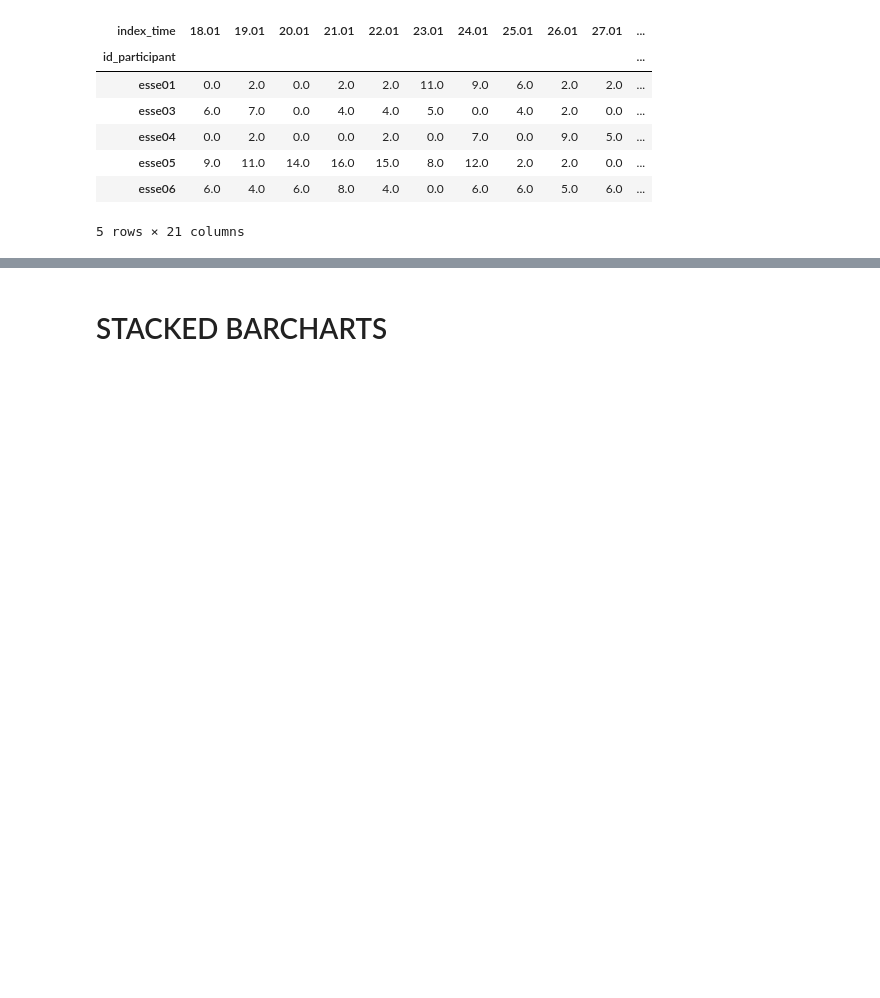
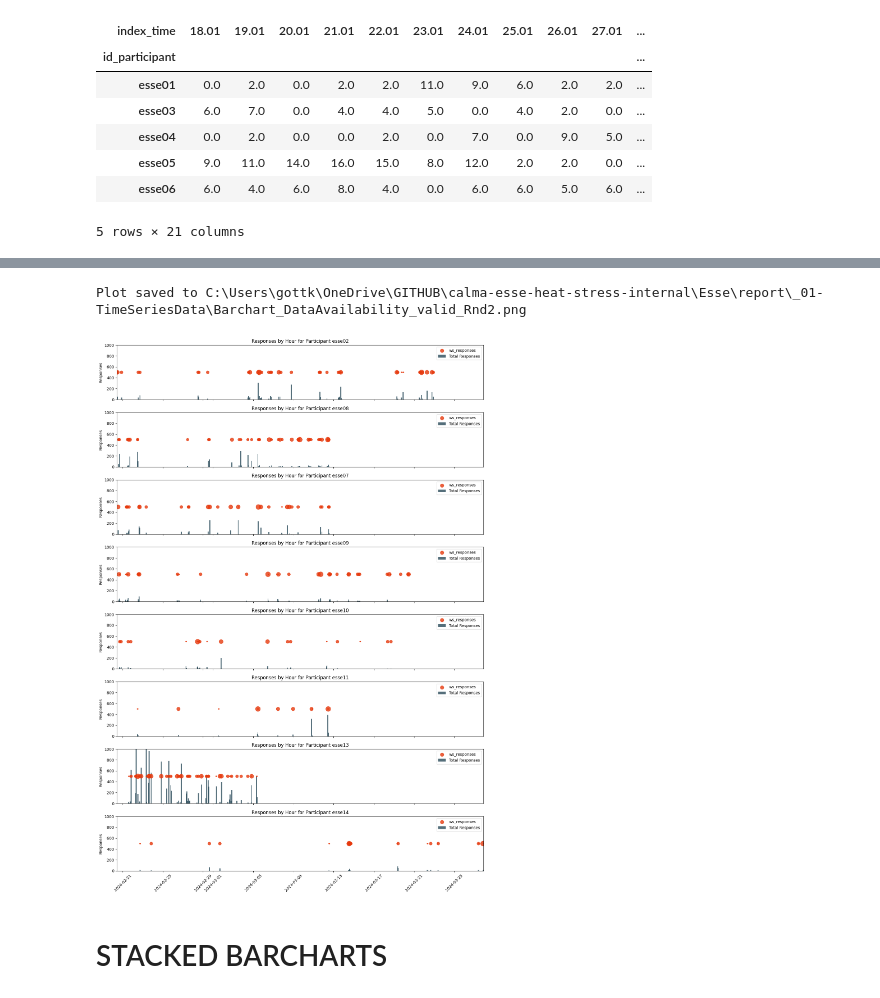
Before and after one commit to buds-lab/calma-esse-heat-stress-public, a Jupyter notebook: Esse/src/_01-TimeSeriesData.ipynb, the cells around one changed output, grey strips where cells are left out. Cells and saved outputs as stored; diff of their text form; code cells hidden in the pictures; blank space fills up the shorter version.

Commit message:
adjusted the Barchart_DataAvailability_valid plot, adding bar and scatter data

```diff
--- a/Esse/src/_01-TimeSeriesData.ipynb
+++ b/Esse/src/_01-TimeSeriesData.ipynb
@@ -325,6 +325,7 @@ ws_column = ['q_general_location_envi']
 selected_columns = ['c_longitude', 'ts_heart_rate', 'ws_heart_rate']
 combined_column = ['index_time', 'id_participant'] + ws_column + selected_columns
 df = participant_data_local_df[combined_column].copy()
+df = df[~df['id_participant'].isin(whitelistParticipants)]
 
 # Calculate 'total_responses' by summing up non-null checks in the selected columns
 df['total_responses'] = df[selected_columns].notnull().sum(axis=1)
@@ -405,3 +361,77 @@ plt.show()
+# %%
+#TODO NOW IDEALLZ IT WOULD BE COOL TO SEE THE DIFFERENCE BETWEEN valid and not valid data.
+
+
+# Sort values by 'index_time' for plotting purposes
+hourly_responses.sort_values('index_time', inplace=True)
+
+# Get the min and max index_time across all participants
+min_index_time = hourly_responses['index_time'].min()
+max_index_time = hourly_responses['index_time'].max()
+
+min_x = 0
+max_x = 1000
+
+# Calculate the number of days between min and max index_time
+num_days = (max_index_time - min_index_time).days + 1
+
+# Create subplots for each participant
+fig, axs = plt.subplots(len(hourly_responses['id_participant'].unique()), 1, figsize=(14, 20), sharex=True)
+
+# Iterate over unique participant IDs
+for ax, participant_id in zip(axs, hourly_responses['id_participant'].unique()):
+    # Filter data for the current participant ID
+    df_participant = hourly_responses[hourly_responses['id_participant'] == participant_id]
+
+    # Resample to ensure all hours are present, even if they are zero
+    df_participant = df_participant.set_index('index_time').resample('H').sum().fillna(0)
+
+    # Filter out rows where ws_responses is zero
+    df_participant = df_participant[df_participant['ws_responses'] > 0]
+
+    # Calculate size for scatter points (ws_responses scaled between 5 and 100)
+    if not df_participant.empty:
+        df_participant['scatter_size'] = 5 + 150 * (df_participant['ws_responses'] - df_participant['ws_responses'].min()) / (df_participant['ws_responses'].max() - df_participant['ws_responses'].min())
+    else:
+        df_participant['scatter_size'] = 0
+
+    # Plot bars for total_responses vs. index_time for the current participant
+    ax.bar(df_participant.index, df_participant['total_responses'], label='Total Responses', width=0.1, align='center', color=color_deepseablue, alpha=0.8)
+
+    # Scatter plot for ws_responses
+    if not df_participant.empty:
+        ax.scatter(df_participant.index, [500] * len(df_participant), s=df_participant['scatter_size'], color=color_vulcanfire, alpha=0.8, label='ws_responses')
+
+    ax.set_ylim(min_x, max_x)
+
+    # Beautify the plot
+    ax.set_ylabel('Responses')
+    ax.set_title(f'Responses by Hour for Participant {participant_id}')
+    ax.legend()
+
+# Set x-axis limits based on min and max index_time
+plt.xlim(min_index_time, max_index_time)
+
+# Rotate x-axis labels for better readability (optional)
+plt.xticks(rotation=45)
+
+# Adjust layout
+plt.tight_layout()
+
+
+filepath = os.path.join(filepath_dir, "Barchart_DataAvailability_valid_Rnd2.png")
+directory = os.path.dirname(filepath)
+if not os.path.exists(directory):
+    os.makedirs(directory)
+
+plt.savefig(filepath, bbox_inches='tight', pad_inches=0.1)
+print(f"Plot saved to {filepath}")
+
+# Display the plot
+plt.show()
+# %% [output]
+Plot saved to C:\Users\gottk\OneDrive\GITHUB\calma-esse-heat-stress-internal\Esse\report\_01-TimeSeriesData\Barchart_DataAvailability_valid_Rnd2.png
+[figure, added]
 # %% [markdown]
  # STACKED BARCHARTS
 # %%
```
Also changed, not shown: parts of 5 cells of this notebook, 1 other file.
